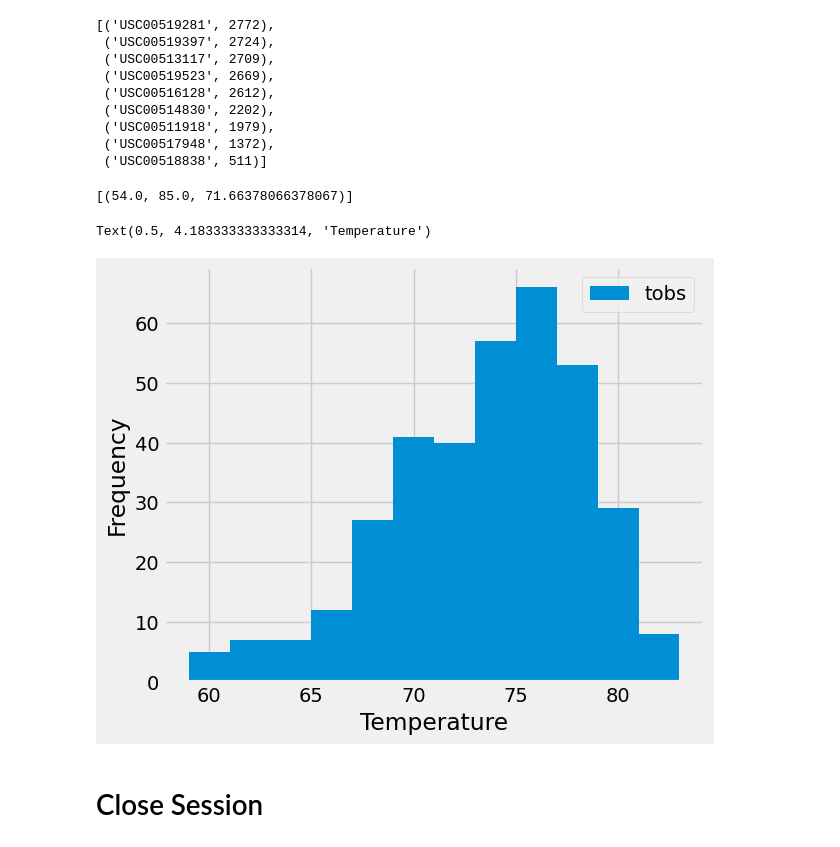
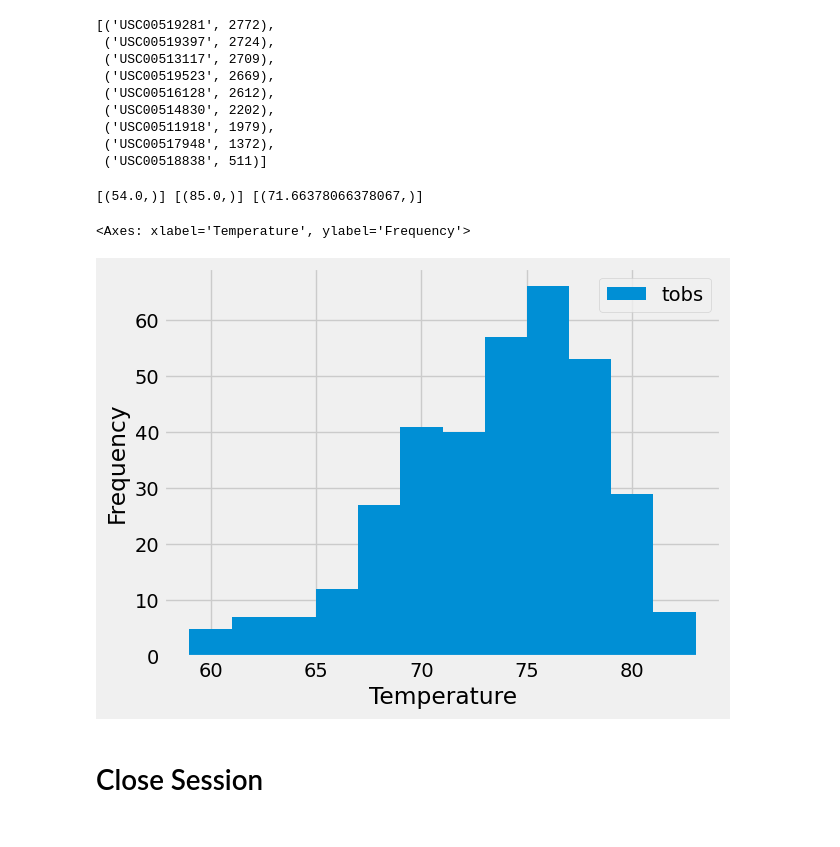
Before and after one commit to immmk99/sqlalchemy-challenge, a Jupyter notebook: SurfsUp/climate_starter.ipynb, the cells around one changed output. Cells and saved outputs as stored; diff of their text form; code cells hidden in the pictures.

```diff
--- a/SurfsUp/climate_starter.ipynb
+++ b/SurfsUp/climate_starter.ipynb
@@ -103,14 +109,27 @@ precipitation_df.describe()
  ('USC00518838', 511)]
 # %%
 # Using the most active station id from the previous query, calculate the lowest, highest, and average temperature.
+lowest_temp = session.query(func.min(Measurement.tobs)).filter(Measurement.station == 'USC00519281').all()
+
+highest_temp = session.query(func.max(Measurement.tobs)).filter(Measurement.station == 'USC00519281').all()
+
+avg_temp = session.query(func.avg(Measurement.tobs)).filter(Measurement.station == 'USC00519281').all()
+
+print(lowest_temp, highest_temp, avg_temp)
 # %% [output]
-[(54.0, 85.0, 71.66378066378067)]
+[(54.0,)] [(85.0,)] [(71.66378066378067,)]
 # %%
 # Using the most active station id
 # Query the last 12 months of temperature observation data for this station and plot the results as a histogram
+
+temp_data = session.query(Measurement.date, Measurement.tobs).filter(Measurement.date >= previous_year ).filter(Measurement.station == 'USC00519281').all()
+
+temp_df = pd.DataFrame(temp_data, columns = ["date", "tobs"])
+
+temp_df.plot(kind = "hist", bins = 12, xlabel = "Temperature")
 # %% [output]
-Text(0.5, 4.183333333333314, 'Temperature')
+<Axes: xlabel='Temperature', ylabel='Frequency'>
-[figure, old version]
+[figure, new version]
 # %% [markdown]
 # Close Session
 # %%
```
Also changed, not shown: parts of 2 cells of this notebook.
